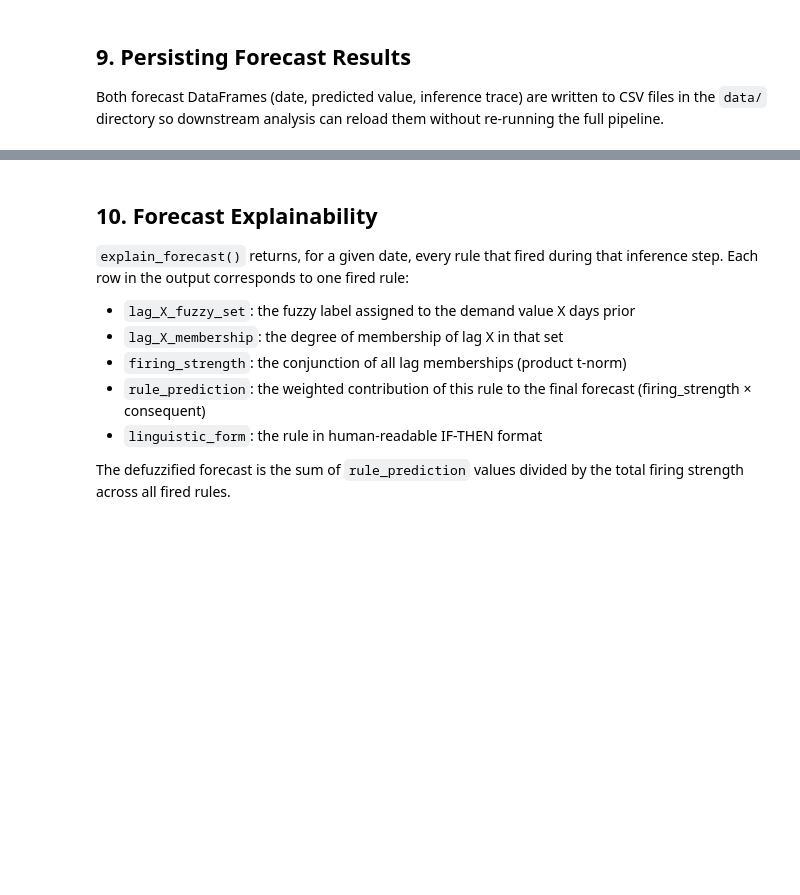
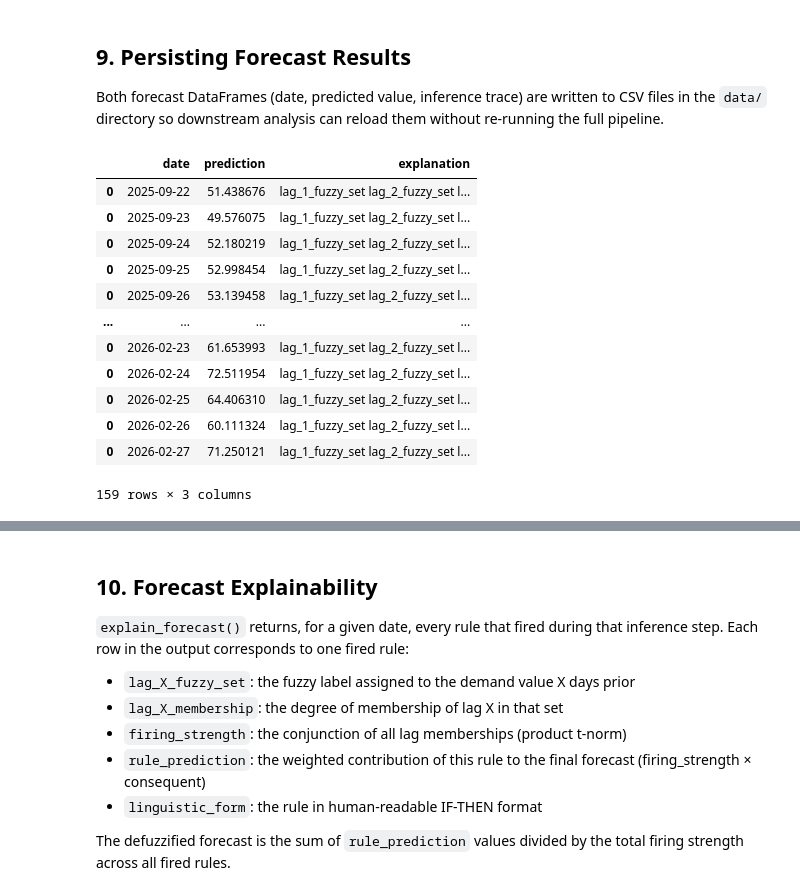
Before and after one commit to IvankaiKrisztian/Szakdolgozat, a Jupyter notebook: data/Main.ipynb, the cells around one changed output, grey strips where cells are left out. Saved outputs shown, nothing was run; the diff lists cells and outputs as text; code cells hidden in the pictures; blank space fills up the shorter version.

```diff
--- a/data/Main.ipynb
+++ b/data/Main.ipynb
@@ -349,6 +350,22 @@ fuzzy_model_forecast.to_csv("fuzzy_model_forecast.csv")
 ## 9. Persisting Forecast Results
 
 Both forecast DataFrames (date, predicted value, inference trace) are written to CSV files in the `data/` directory so downstream analysis can reload them without re-running the full pipeline.
+# %%
+fuzzy_model_forecast
+# %% [output]
+|  | date | prediction | explanation |
+| 0 | 2025-09-22 | 51.438676 | lag_1_fuzzy_set lag_2_fuzzy_set l... |
+| 0 | 2025-09-23 | 49.576075 | lag_1_fuzzy_set lag_2_fuzzy_set l... |
+| 0 | 2025-09-24 | 52.180219 | lag_1_fuzzy_set lag_2_fuzzy_set l... |
+| 0 | 2025-09-25 | 52.998454 | lag_1_fuzzy_set lag_2_fuzzy_set l... |
+| 0 | 2025-09-26 | 53.139458 | lag_1_fuzzy_set lag_2_fuzzy_set l... |
+| ... | ... | ... | ... |
+| 0 | 2026-02-23 | 61.653993 | lag_1_fuzzy_set lag_2_fuzzy_set l... |
+| 0 | 2026-02-24 | 72.511954 | lag_1_fuzzy_set lag_2_fuzzy_set l... |
+| 0 | 2026-02-25 | 64.406310 | lag_1_fuzzy_set lag_2_fuzzy_set l... |
+| 0 | 2026-02-26 | 60.111324 | lag_1_fuzzy_set lag_2_fuzzy_set l... |
+| 0 | 2026-02-27 | 71.250121 | lag_1_fuzzy_set lag_2_fuzzy_set l... |
+159 rows × 3 columns
 # %%
 moving_average_forecast.to_csv("moving_average_forecast.csv")
 # %%
```
Also changed, not shown: parts of 1 cell of this notebook.
